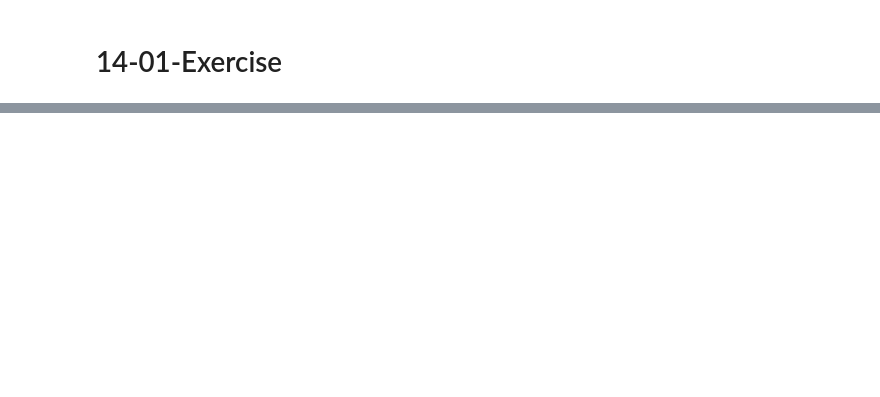
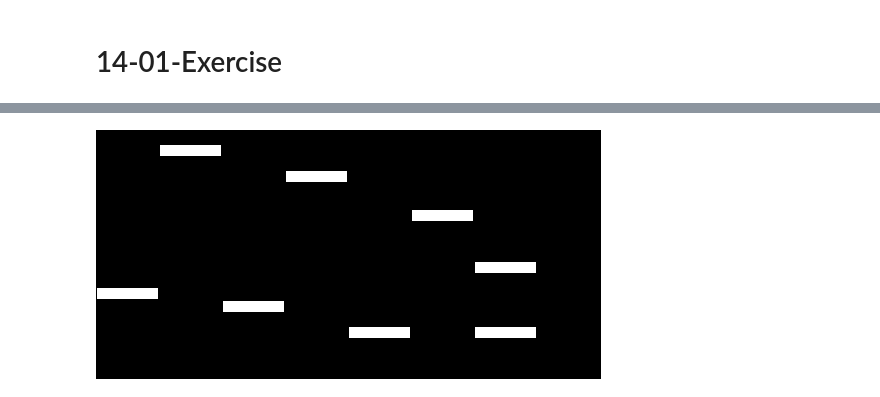
Before and after one commit to DChrispim/My-Solutions-To-Complete-Python-3-Bootcamp, a Jupyter notebook: 14-01-Exercise.ipynb, the cells around one changed output, grey strips where cells are left out. Saved outputs shown, nothing was run; the diff lists cells and outputs as text; code cells hidden in the pictures; blank space fills up the shorter version.

```diff
--- a/14-01-Exercise.ipynb
+++ b/14-01-Exercise.ipynb
@@ -28,0 +8,9 @@ word_matrix
+# %%
+# Define files paths
+data_path = 'data\\14'
+word_matrix_path = f"{data_path}\\word_matrix.png"
+mask_path = f"{data_path}\\mask.png"
+
+# Open files
+word_matrix = Image.open(word_matrix_path)
+mask = Image.open(mask_path)
@@ -28,0 +22,5 @@ word_matrix
+# %%
+# Inspects mask
+mask
+# %% [output]
+[figure, added]
```
Also changed, not shown: parts of 9 cells of this notebook, 1 other file.
